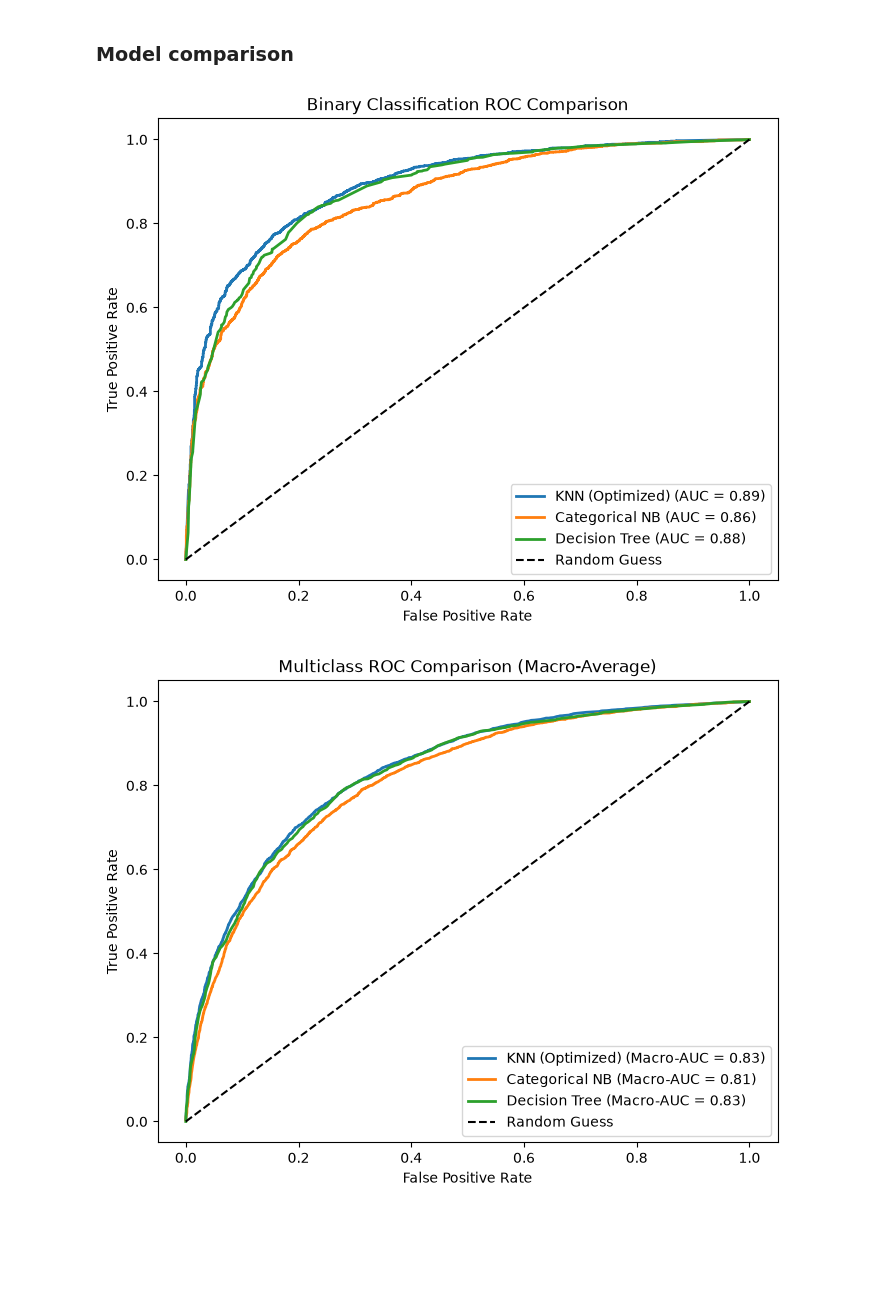
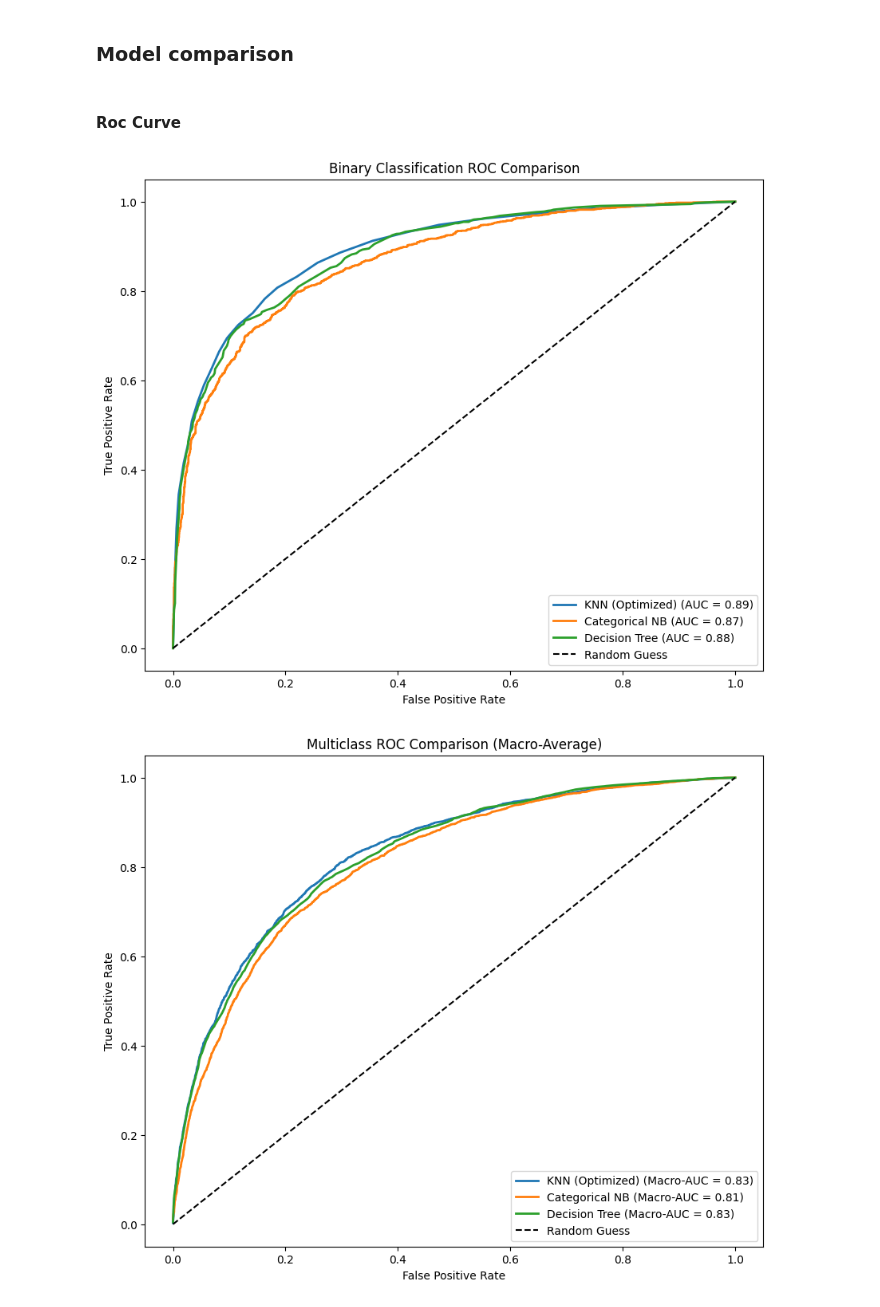
Before and after one commit to ecalabrese17/Board-Game-Data-Analytics, a Jupyter notebook: notebooks/3_classification.ipynb, the cells around one changed output. Saved outputs shown, nothing was run; the diff lists cells and outputs as text; code cells hidden in the pictures; blank space fills up the shorter version.

```diff
--- a/notebooks/3_classification.ipynb
+++ b/notebooks/3_classification.ipynb
@@ -824,0 +853,2 @@ Wall time: 9.54 μs
+# %%
+dt_model.fit(X_train_bi_dt, y_train_bi_dt)
@@ -1019,0 +1013,18 @@ plt.show()
+# %%
+# ROC Curve for Binary Classification
+
+y_prob = best_dt_bi.predict_proba(X_test_bi_dt)[:, 1]  # probability of class 1
+fpr, tpr, _ = roc_curve(y_test_bi_dt, y_prob)
+roc_auc = auc(fpr, tpr)
+
+plt.figure(figsize=(8, 6))
+plt.plot(fpr, tpr, color='darkorange', lw=2, label=f'ROC curve (AUC = {roc_auc:.2f})')
+plt.plot([0, 1], [0, 1], color='navy', lw=2, linestyle='--')
+plt.xlim([0.0, 1.0])
+plt.ylim([0.0, 1.05])
+plt.xlabel('False Positive Rate')
+plt.ylabel('True Positive Rate')
+plt.title('Receiver Operating Characteristic (Binary)')
+plt.legend(loc="lower right")
+plt.grid(alpha=0.3)
+plt.show()
@@ -1042,35 +1057,38 @@ In conclusion, the study demonstrates that predicting board game rating tiers wi
 # %% [markdown]
 ### **Model comparison**
+# %% [markdown]
+#### Roc Curve
 # %%
 # BINARY CLASSIFICATION
 binary_models_map = {
     "KNN (Optimized)": {
         "model": best_knn_bi,
         "X": X_test_knn_bi,
-        "y": y_test_knn_bi,
+        "y": y_test_knn_bi
     },
     "Categorical NB": {
-        "model": cat_nb_model_bi,
-        "X": X_test_bi_cnb,
-        "y": y_test_bi_cnb,
+        "model": bin_cat_nb_pipeline,
+        "X": X_test_bi_Cnb,
+        "y": y_test_bi_Cnb
     },
     "Decision Tree": {
         "model": best_dt_bi,
         "X": X_test_bi_dt,
-        "y": y_test_bi_dt,
-    },
+        "y": y_test_bi_dt
+    }
 }
 
-plt.figure(figsize=(8, 6))
+plt.figure(figsize=(10, 8))
 
 for name, data in binary_models_map.items():
     try:
+        # Prendi probabilità classe 1
         y_prob = data['model'].predict_proba(data['X'])[:, 1]
         fpr, tpr, _ = roc_curve(data['y'], y_prob)
         roc_auc = auc(fpr, tpr)
         plt.plot(fpr, tpr, lw=2, label=f'{name} (AUC = {roc_auc:.2f})')
     except Exception as e:
-        print(f"Could not plot {name}: {e}. (Check that this model's cell has been run)")
+        print(f"Non posso plottare {name}: {e}. (Controlla se hai eseguito la cella di quel modello)")
 
 plt.plot([0, 1], [0, 1], 'k--', label="Random Guess")
 plt.xlabel('False Positive Rate')
@@ -1080,58 +1098,61 @@ plt.legend(loc="lower right")
 plt.show()
 
 # MULTICLASS CLASSIFICATION
+
+# Configurazione
 multi_models_map = {
     "KNN (Optimized)": {
         "model": best_knn_multi,
         "X": X_test_knn_multi,
-        "y": y_test_knn_multi,
+        "y": y_test_knn_multi
     },
     "Categorical NB": {
-        "model": cat_nb_model_multi,
-        "X": X_test_multi_cnb,
-        "y": y_test_multi_cnb,
+        "model": cat_nb_model,
+        "X": X_test_multi_Cnb,
+        "y": y_test_multi_Cnb
     },
     "Decision Tree": {
         "model": best_dt_multi,
         "X": X_test_multi_dt,
-        "y": y_test_multi_dt,
-    },
+        "y": y_test_multi_dt
+    }
+
 }
 
-plt.figure(figsize=(8, 6))
+plt.figure(figsize=(10, 8))
 classes = [1, 2, 3]
 
 for name, data in multi_models_map.items():
     try:
         y_test_bin = label_binarize(data['y'], classes=classes)
         n_classes = y_test_bin.shape[1]
 
         y_score = data['model'].predict_proba(data['X'])
 
-        # Macro-average ROC
+        # Macro-Average ROC
         fpr = dict()
         tpr = dict()
         for i in range(n_classes):
             fpr[i], tpr[i], _ = roc_curve(y_test_bin[:, i], y_score[:, i])
 
         all_fpr = np.unique(np.concatenate([fpr[i] for i in range(n_classes)]))
         mean_tpr = np.zeros_like(all_fpr)
         for i in range(n_classes):
             mean_tpr += np.interp(all_fpr, fpr[i], tpr[i])
         mean_tpr /= n_classes
 
         macro_auc = auc(all_fpr, mean_tpr)
         plt.plot(all_fpr, mean_tpr, lw=2, label=f'{name} (Macro-AUC = {macro_auc:.2f})')
 
     except Exception as e:
-        print(f"Could not plot {name} (multiclass): {e}")
+        print(f"Non posso plottare {name} Multiclasse: {e}")
 
 plt.plot([0, 1], [0, 1], 'k--', label="Random Guess")
 plt.xlabel('False Positive Rate')
 plt.ylabel('True Positive Rate')
 plt.title('Multiclass ROC Comparison (Macro-Average)')
 plt.legend(loc="lower right")
 plt.show()
 # %% [output]
-[figure, old version]
+[figure, new version]
-[figure, old version]
+[figure, new version]
```
Also changed, not shown: parts of 96 cells of this notebook, 3 other files.
